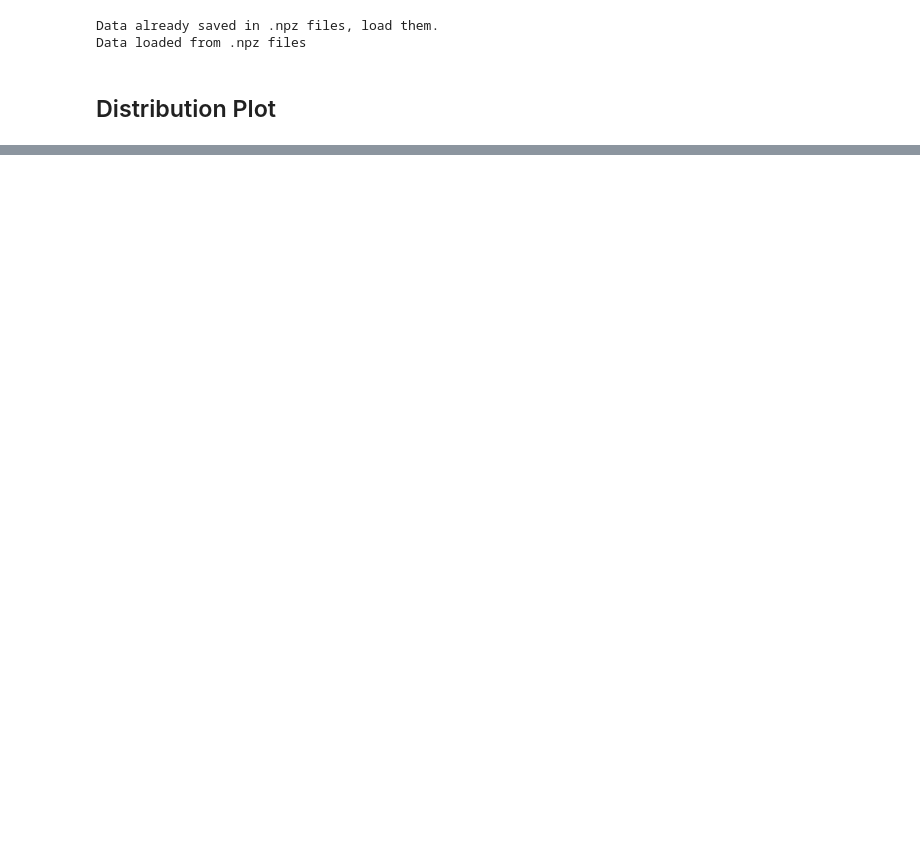
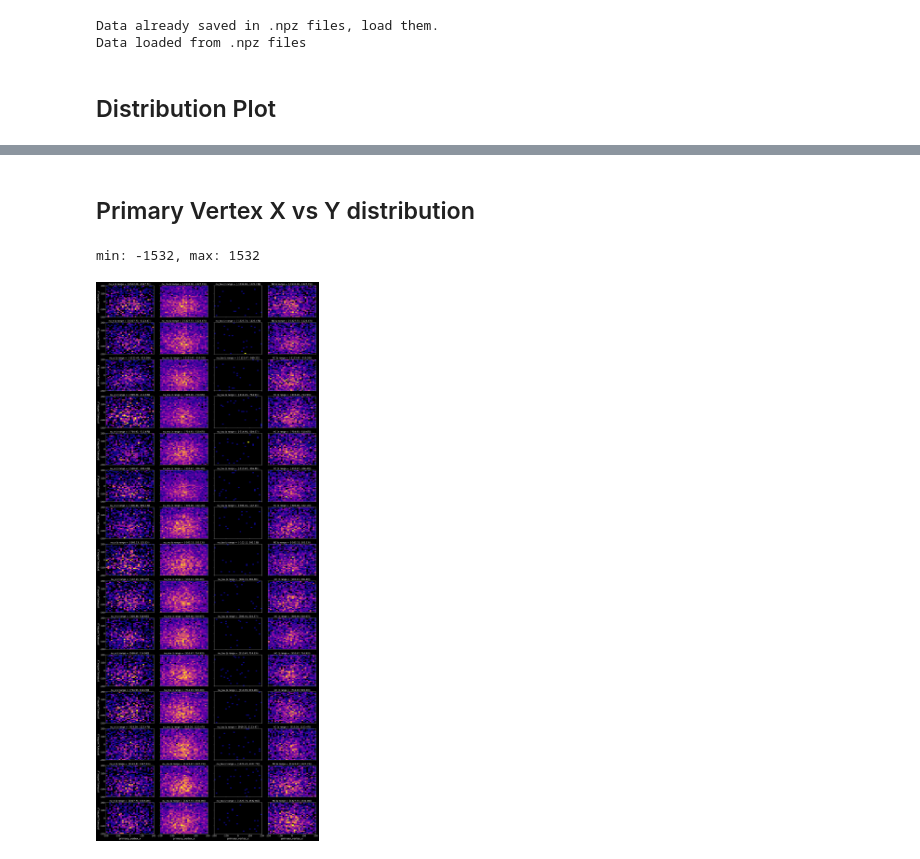
Before and after one commit to Fabiocufino/ETH_faser, a Jupyter notebook: Pre_analysis/distribution.ipynb, the cells around one changed output, grey strips where cells are left out. Drawn from its saved outputs; the diff is of its cells as text; code cells hidden in the pictures; blank space fills up the shorter version.

```diff
--- a/Pre_analysis/distribution.ipynb
+++ b/Pre_analysis/distribution.ipynb
@@ -26,3 +28,0 @@ variables_to_extract = ['e_vis', 'sp_momentum', 'vis_sp_momentum', 'jet_momentum
-# %%
-id_features = ["run_number", "event_id", "is_cc", "in_neutrino_pdg"]
-data_filter = load_variables_from_npz(folder_path, id_features)
@@ -190,0 +138,50 @@ Text(0, 0.5, 'Frequency')
+# %% [markdown]
+## Primary Vertex X vs Y distribution
+# %%
+# Define colors
+cmap = "plasma"  # Heatmap color map
+
+# Min and max of z (last column)
+min_v, max_v = -1532, 1532
+print(f"min: {min_v}, max: {max_v}")
+
+# Define 15 z-ranges
+ranges = np.linspace(min_v, max_v, 16)  # 16 edges define 15 bins
+
+fig, axes = plt.subplots(15, 4, figsize=(20, 50), sharex=True, sharey=True)
+
+for i in range(15):
+    range_min, range_max = ranges[i], ranges[i+1]
+    title_suffix = f" [{range_min:.2f}, {range_max:.2f})"
+
+    for j, (data, title) in enumerate(zip(
+        [data_nu_e['primary_vertex'], data_nu_mu['primary_vertex'], data_nu_tau['primary_vertex'], data_nc['primary_vertex']],
+        ["nu_e", "nu_mu", "nu_tau", "NC"]
+    )):
+        mask = (data[:, -1] >= range_min) & (data[:, -1] < range_max)
+
+        # 2D Histogram (Heatmap)
+        h = axes[i, j].hist2d(
+            data[mask, 0],  # x-axis
+            data[mask, 1],  # y-axis
+            bins=30, cmap=cmap, cmin=1,
+            range=[[-200, 200], [-200, 200]]  # Fixed x and y limits
+        )
+
+        axes[i, j].set_xlim(-200, 200)
+        axes[i, j].set_ylim(-200, 200)
+        axes[i, j].set_title(f'{title} (z range = {title_suffix})')
+
+# Common Labels
+for ax in axes[:, 0]:
+    ax.set_ylabel('primary_vertex_y')
+
+for ax in axes[-1, :]:
+    ax.set_xlabel('primary_vertex_x')
+
+plt.tight_layout()
+plt.savefig(f"{plot_folder}/primary_vertex_heatmap.png")
+plt.show()
+# %% [output]
+min: -1532, max: 1532
+[figure, added]
```
Also changed, not shown: parts of 33 cells of this notebook, 10 other files.
